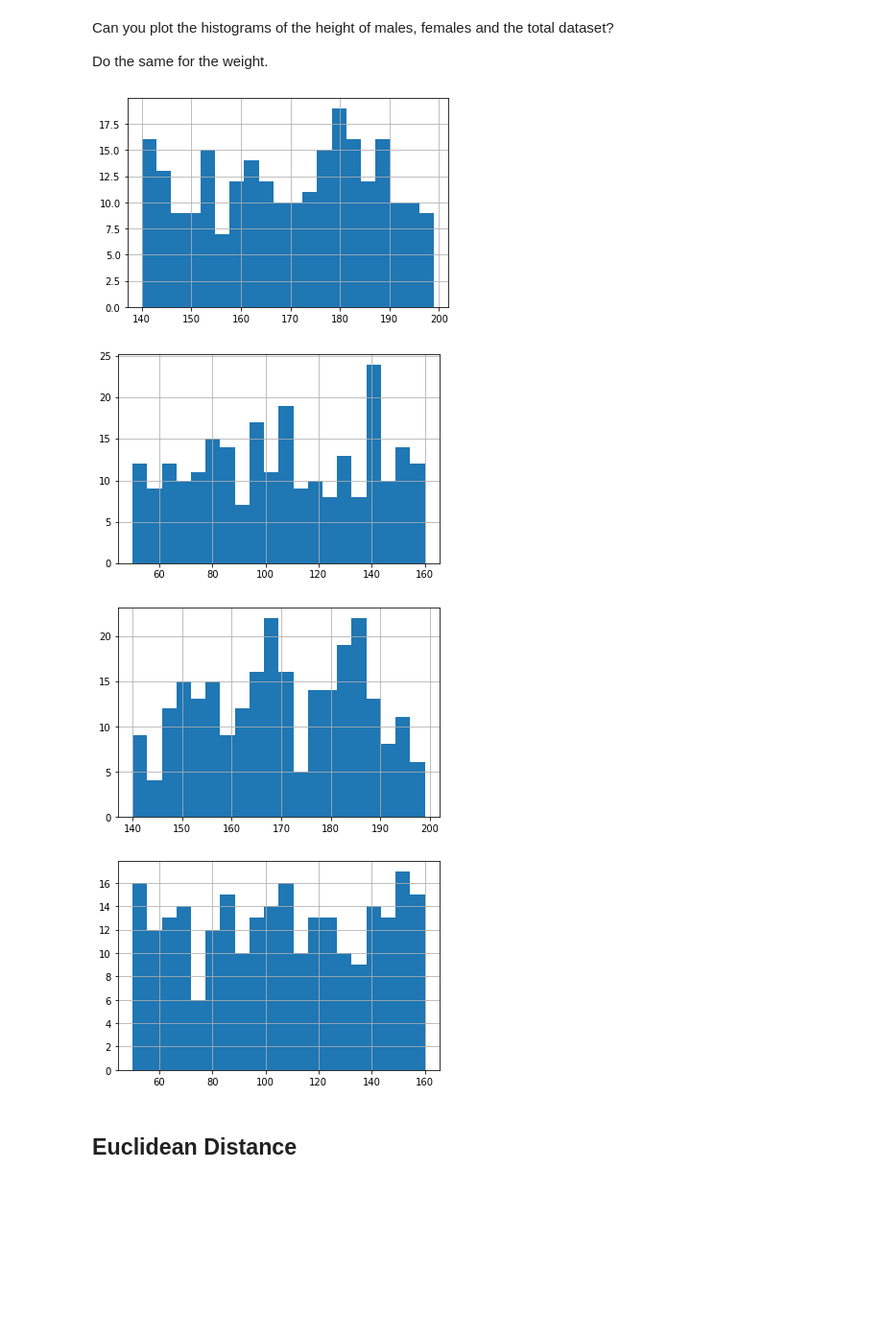
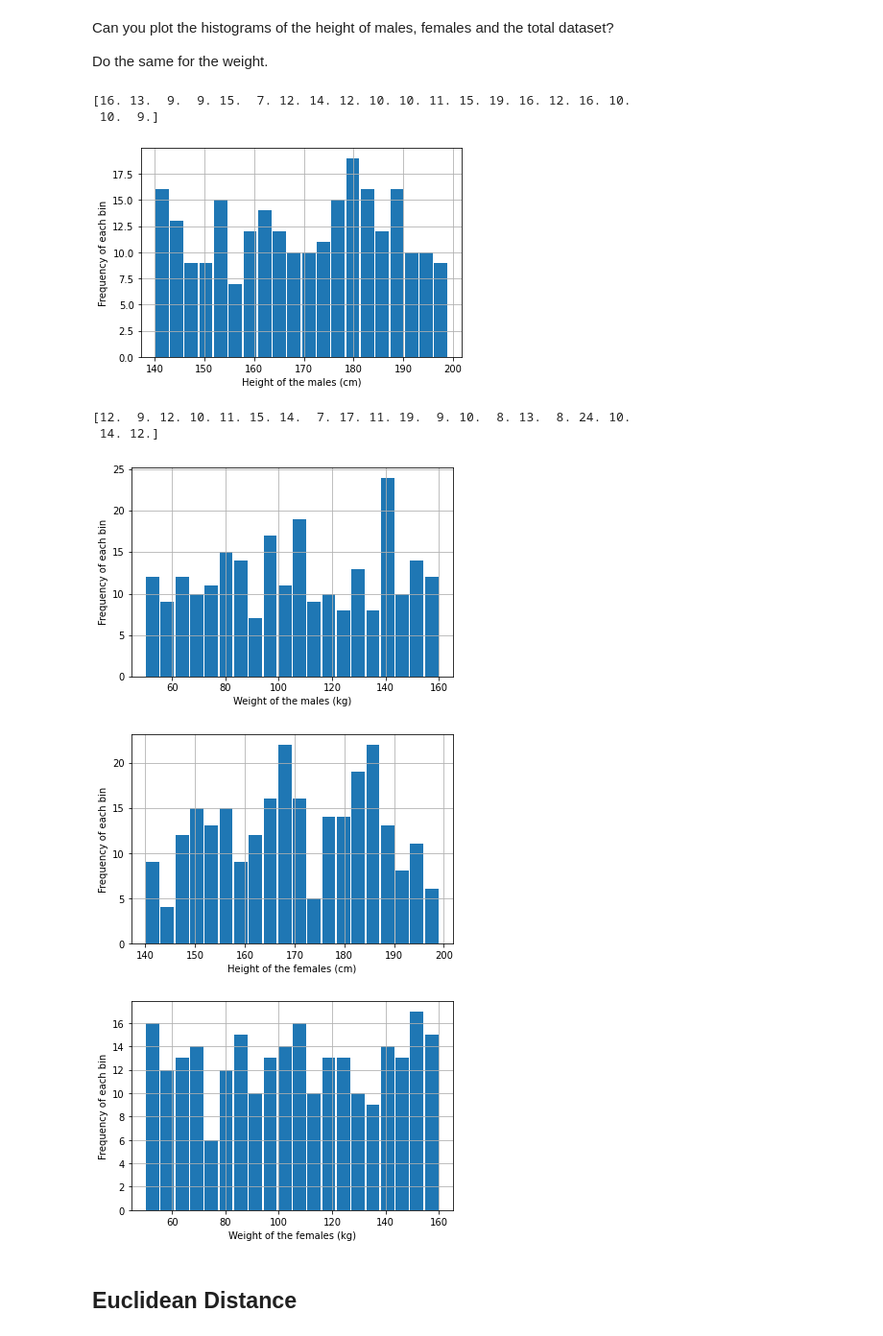
Before and after one commit to p-sachin/strive-ai-main, a Jupyter notebook: Chapter 1/14. Challenge Day/Friday Week 1 Math Challenge .ipynb, the cells around one changed output. Shown: that part at 96% size. Saved outputs shown, nothing was run; the diff lists cells and outputs as text; code cells hidden in the pictures; blank space fills up the shorter version.

```diff
--- a/Chapter 1/14. Challenge Day/Friday Week 1 Math Challenge .ipynb
+++ b/Chapter 1/14. Challenge Day/Friday Week 1 Math Challenge .ipynb
@@ -188,32 +196,46 @@ Do the same for the weight.
 # %%
 # Males height
 male_height = male_df["Height"]
-plt.hist(male_height, bins=20)
+counts, edges, plot = plt.hist(male_height, bins=20, rwidth=0.9)
+print(counts)
+plt.ylabel('Frequency of each bin', fontsize=10)
+plt.xlabel('Height of the males (cm)', fontsize=10)
 plt.grid()
 # %% [output]
+[16. 13.  9.  9. 15.  7. 12. 14. 12. 10. 10. 11. 15. 19. 16. 12. 16. 10.
+ 10.  9.]
-[figure, old version]
+[figure, new version]
 # %%
 # Males Weight
 male_weight = male_df["Weight"]
-plt.hist(male_weight, bins=20)
+counts, edges, plot = plt.hist(male_weight, bins=20, rwidth=0.9)
+plt.ylabel('Frequency of each bin', fontsize=10)
+plt.xlabel('Weight of the males (kg)', fontsize=10)
+print(counts)
 plt.grid()
 # %% [output]
+[12.  9. 12. 10. 11. 15. 14.  7. 17. 11. 19.  9. 10.  8. 13.  8. 24. 10.
+ 14. 12.]
-[figure, old version]
+[figure, new version]
 # %%
 # Female Heights
 female_height = female_df["Height"]
 female_weight = female_df["Weight"]
-plt.hist(female_height, bins=20)
+plt.hist(female_height, bins=20, rwidth=0.9)
+plt.ylabel('Frequency of each bin', fontsize=10)
+plt.xlabel('Height of the females (cm)', fontsize=10)
 plt.grid()
 # %% [output]
-[figure, old version]
+[figure, new version]
 # %%
 # Female Weights
 female_weight = female_df["Weight"]
-plt.hist(female_weight, bins=20)
+plt.hist(female_weight, bins=20, rwidth=0.9)
+plt.ylabel('Frequency of each bin', fontsize=10)
+plt.xlabel('Weight of the females (kg)', fontsize=10)
 plt.grid()
 # %% [output]
-[figure, old version]
+[figure, new version]
 # %% [markdown]
 ## Euclidean Distance
 # %% [markdown]
```
Also changed, not shown: parts of 6 cells of this notebook.
